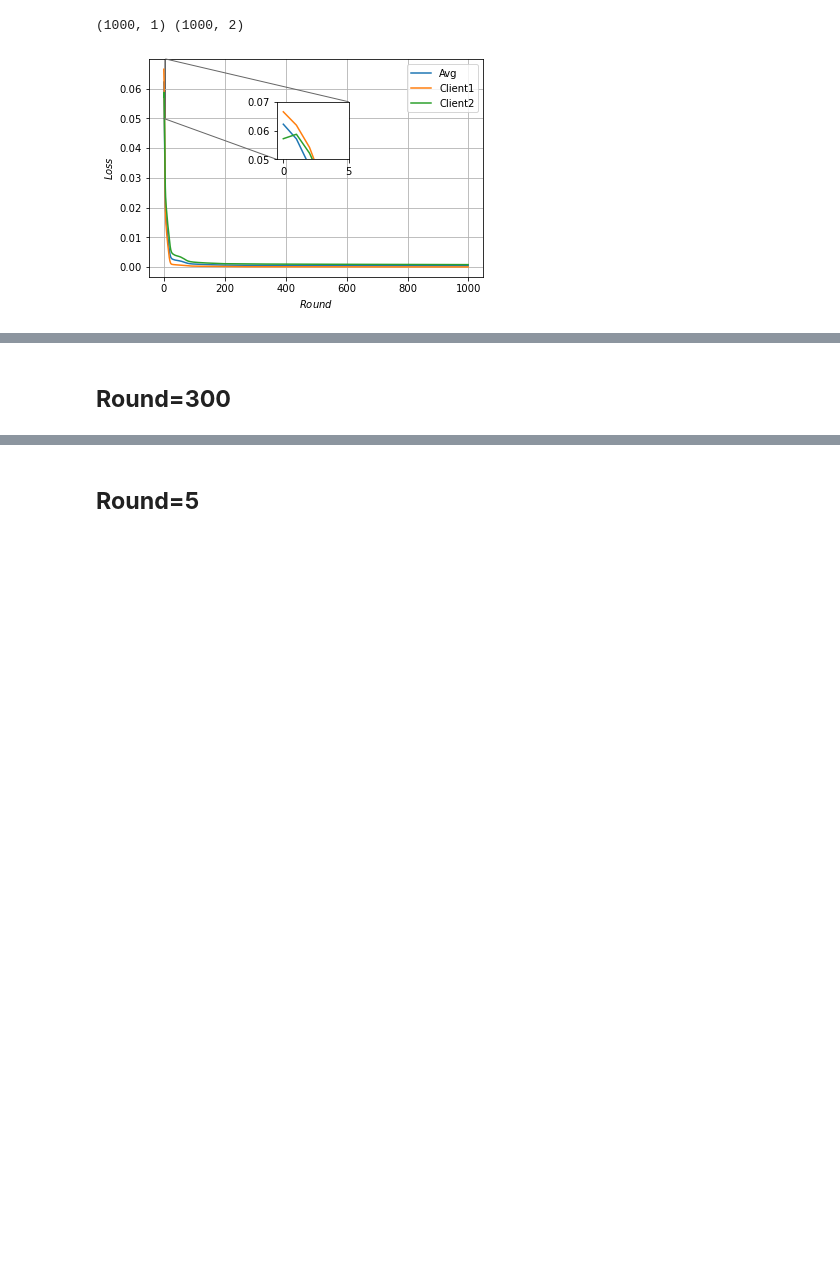
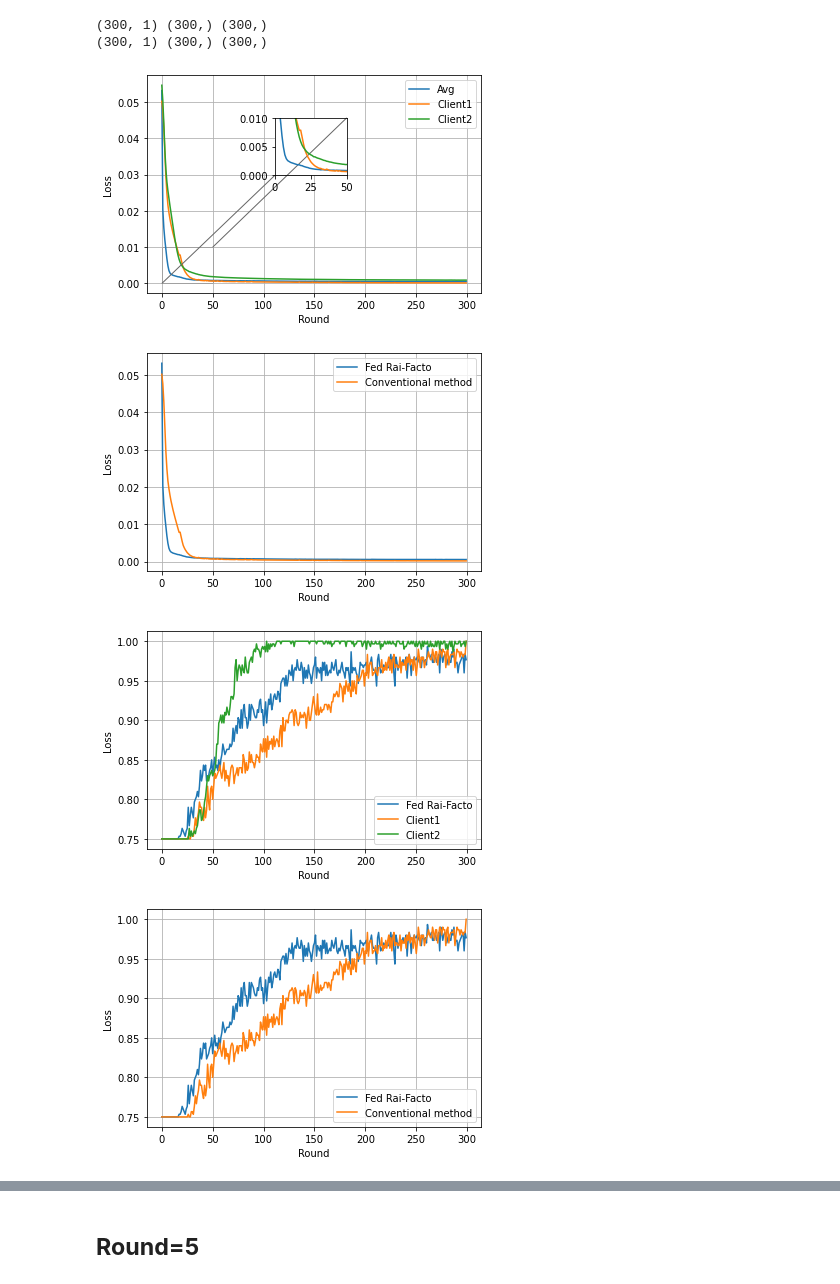
Before and after one commit to ehdbslee/CapstoneDesign-II-, a Jupyter notebook: test.ipynb, the cells around one changed output, grey strips where cells are left out. Drawn from its saved outputs; the diff is of its cells as text; code cells hidden in the pictures; blank space fills up the shorter version.

```diff
--- a/test.ipynb
+++ b/test.ipynb
@@ -139,15 +143,34 @@ class ConvAutoEncoder(nn.Module):
 def load_data():
     ldt_loss = pd.read_csv(f"Loss/loss.csv")
     ldt_client_losses = pd.read_csv(f"Loss/client_losses.csv")
+    ldt_acc = pd.read_csv(f"Acc/acc.csv")
+    ldt_client_acces = pd.read_csv(f"Acc/client_acces.csv")
 
     ldt_loss, ldt_client_losses = np.delete(ldt_loss.values, 0, 1), np.delete(ldt_client_losses.values, 0, 1)
-    return ldt_loss, ldt_client_losses
+    ldt_client_loss1, ldt_client_loss2 = ldt_client_losses[0,:], ldt_client_losses[1,:]
+
+    ldt_acc, ldt_client_acces = np.delete(ldt_acc.values, 0, 1), np.delete(ldt_client_acces.values, 0, 1)
+    ldt_client_acc1, ldt_client_acc2 = ldt_client_acces[0,:], ldt_client_acces[1,:]
+
+    return ldt_loss, ldt_client_loss1, ldt_client_loss2, ldt_acc, ldt_client_acc1, ldt_client_acc2
-# %%
-round_loss, round_client_losses = load_data()
-print(round_loss.shape, round_client_losses.shape)
-# %% [output]
-(1000, 1) (1000, 2)
-# %%
-plot_loss(round_loss, round_client_losses)
-# %% [output]
-[figure, removed]
+# %%
+round_loss, client_loss1, client_loss2, round_acc, client_acc1, client_acc2 = load_data()
+print(round_loss.shape, client_loss1.shape, client_loss2.shape)
+print(round_acc.shape, client_acc1.shape, client_acc2.shape)
+# %% [output]
+(300, 1) (300,) (300,)
+(300, 1) (300,) (300,)
+# %%
+plot_loss_zoom(round_loss, [client_loss1, client_loss2])
+plot_graph(round_loss, client_loss1)
+plot_graph(round_acc, [client_acc1, client_acc2])
+plot_graph(round_acc, client_acc1)
+
+
+multiply_acces = np.multiply(client_acc1, client_acc2)
+plot_graph(round_acc, multiply_acces, ylabel='Accuracy')
+# %% [output]
+[figure, added]
+[figure, added]
+[figure, added]
+[figure, added]
@@ -171,2 +194,0 @@ args.INIT_PATH = f'FL_model/client = {args.num_clients}/initialize_weight.pth'
-# %% [markdown]
-## **Round=300**
```
Also changed, not shown: parts of 19 cells of this notebook, 27 other files.
